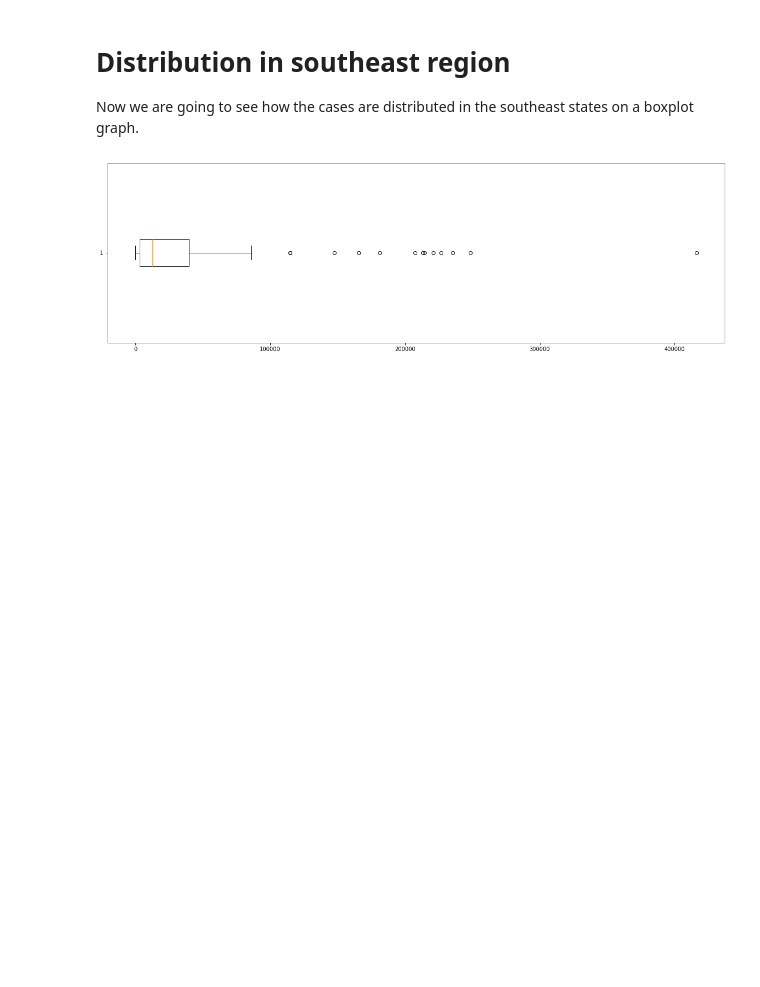
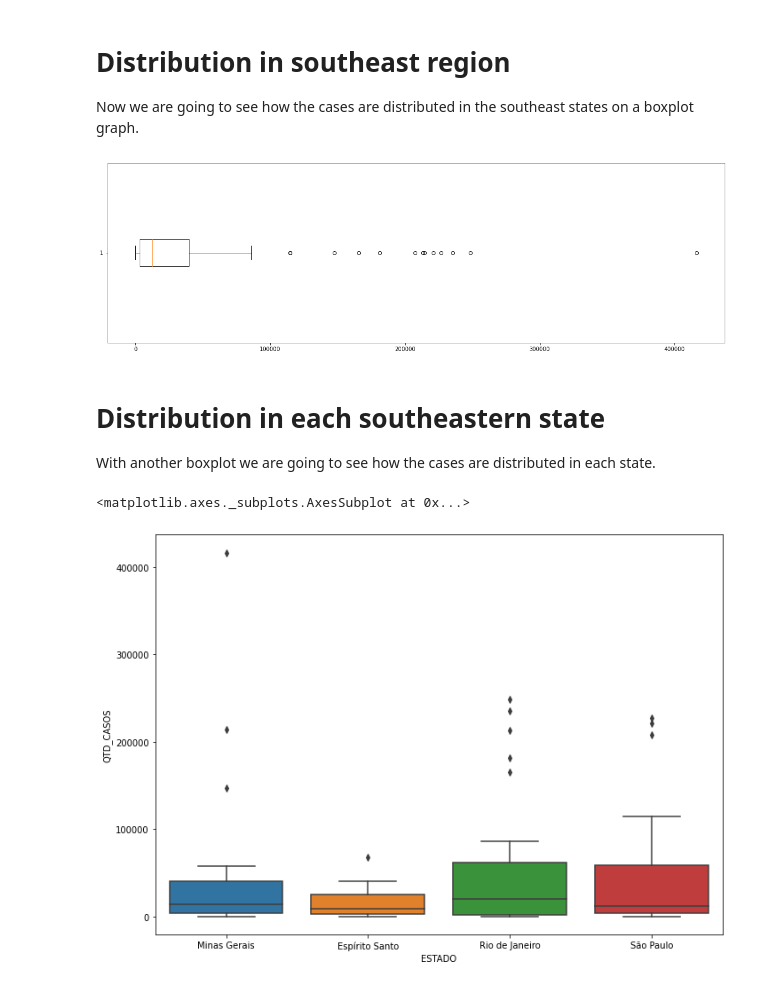
Before and after one commit to luis-fnogueira/dengue-study, a Jupyter notebook: dengue_EDA.ipynb, the cells around one changed output. Drawn from its saved outputs; the diff is of its cells as text; code cells hidden in the pictures; blank space fills up the shorter version.

```diff
--- a/dengue_EDA.ipynb
+++ b/dengue_EDA.ipynb
@@ -80,3 +81,16 @@ box_plot = ax.boxplot(sudeste['QTD_CASOS'], vert=0)
 plt.show()
 # %% [output]
 [figure]
+# %% [markdown]
+# Distribution in each southeastern state
+
+With another boxplot we are going to see how the cases are distributed in each state.
+# %%
+# Set the figure size
+plt.rcParams["figure.figsize"] = [10, 7]
+plt.rcParams["figure.autolayout"] = True
+
+sns.boxplot(x=sudeste['ESTADO'], y=sudeste['QTD_CASOS'])
+# %% [output]
+<matplotlib.axes._subplots.AxesSubplot at 0x...>
+[figure, added]
```
Also changed, not shown: parts of 1 cell of this notebook.
